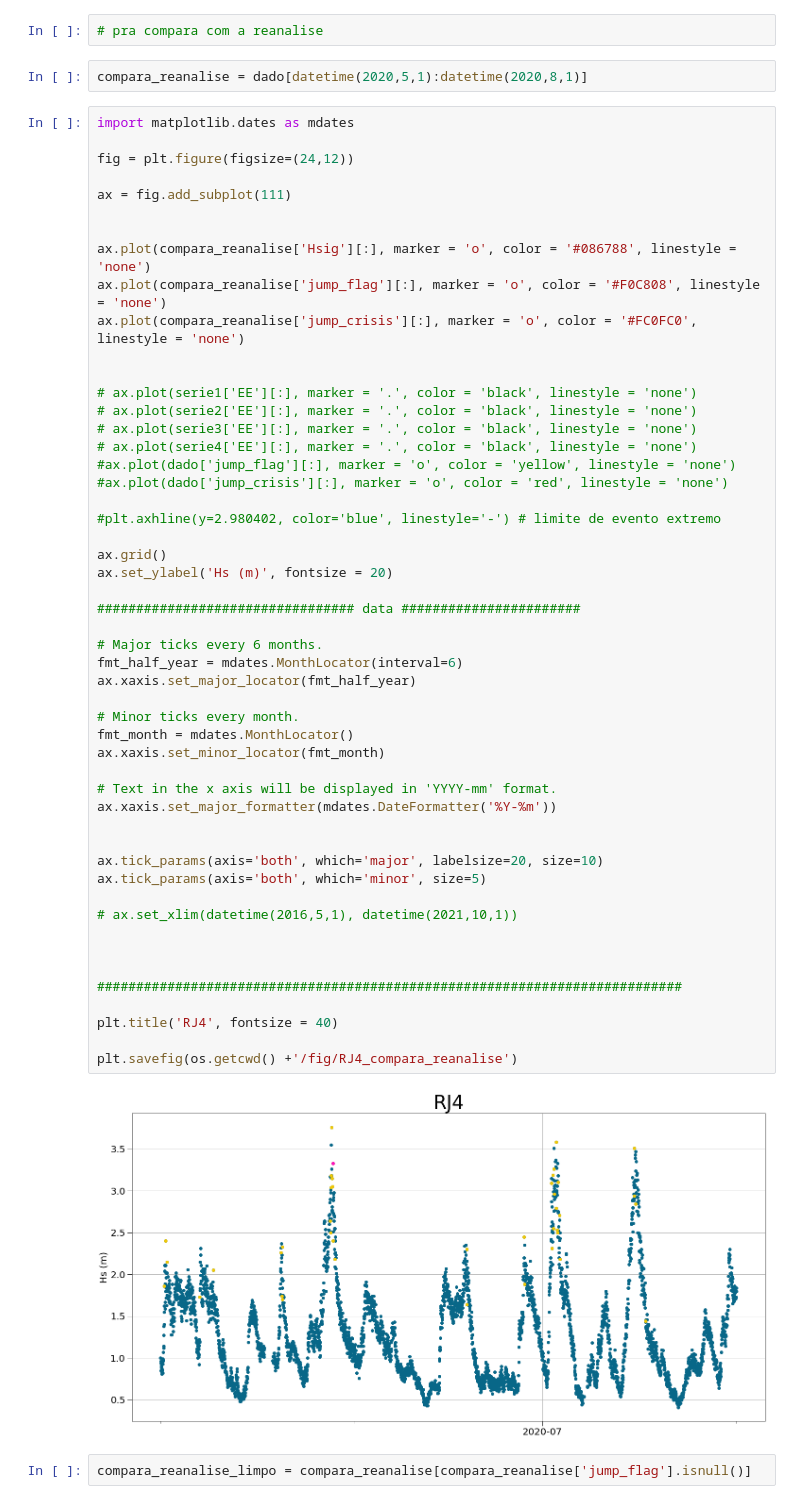
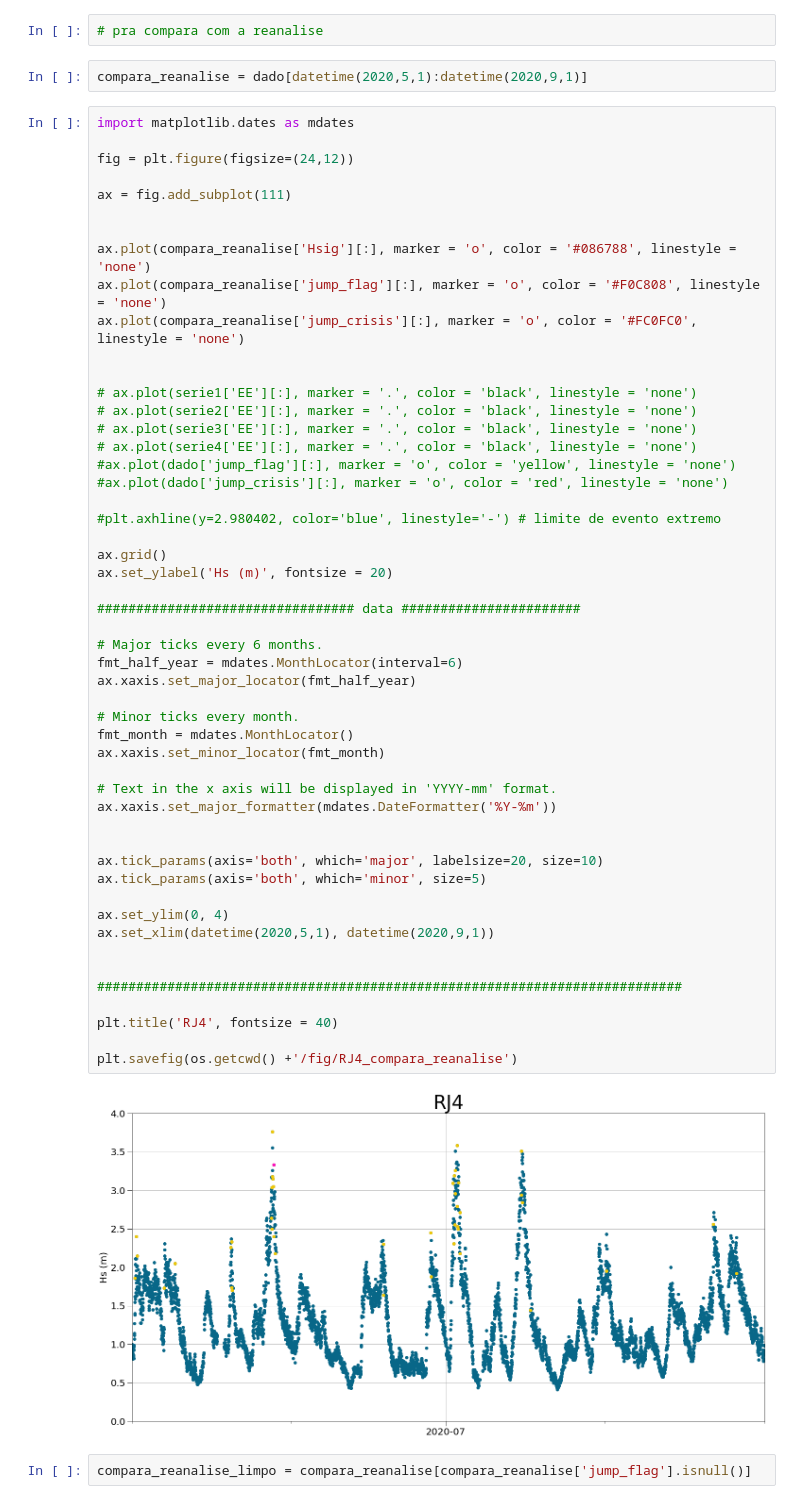
Before and after one commit to BrenoSCabral/ES3, a Jupyter notebook: RJ4.ipynb, the cells around one changed output. Drawn from its saved outputs; the diff is of its cells as text.

```diff
--- a/RJ4.ipynb
+++ b/RJ4.ipynb
@@ -362,7 +362,7 @@ plt.savefig(os.getcwd() +'/fig/RJ4_rosaTp')
 # %%
 # pra compara com a reanalise
 # %%
-compara_reanalise = dado[datetime(2020,5,1):datetime(2020,8,1)]
+compara_reanalise = dado[datetime(2020,5,1):datetime(2020,9,1)]
 # %%
 import matplotlib.dates as mdates
 
@@ -386,36 +386,36 @@ ax.plot(compara_reanalise['jump_crisis'][:], marker = 'o', color = '#FC0FC0', li
 #plt.axhline(y=2.980402, color='blue', linestyle='-') # limite de evento extremo
 
 ax.grid()
 ax.set_ylabel('Hs (m)', fontsize = 20)
 
 ################################# data #######################
 
 # Major ticks every 6 months.
 fmt_half_year = mdates.MonthLocator(interval=6)
 ax.xaxis.set_major_locator(fmt_half_year)
 
 # Minor ticks every month.
 fmt_month = mdates.MonthLocator()
 ax.xaxis.set_minor_locator(fmt_month)
 
 # Text in the x axis will be displayed in 'YYYY-mm' format.
 ax.xaxis.set_major_formatter(mdates.DateFormatter('%Y-%m'))
 
 
 ax.tick_params(axis='both', which='major', labelsize=20, size=10)
 ax.tick_params(axis='both', which='minor', size=5)
 
-# ax.set_xlim(datetime(2016,5,1), datetime(2021,10,1))
-
+ax.set_ylim(0, 4)
+ax.set_xlim(datetime(2020,5,1), datetime(2020,9,1))
 
 
 ###########################################################################
 
 plt.title('RJ4', fontsize = 40)
 
 plt.savefig(os.getcwd() +'/fig/RJ4_compara_reanalise')
 # %% [output]
-[figure, old version]
+[figure, new version]
 # %%
 compara_reanalise_limpo = compara_reanalise[compara_reanalise['jump_flag'].isnull()]
 # %%
```
Also changed, not shown: 5 other files.
